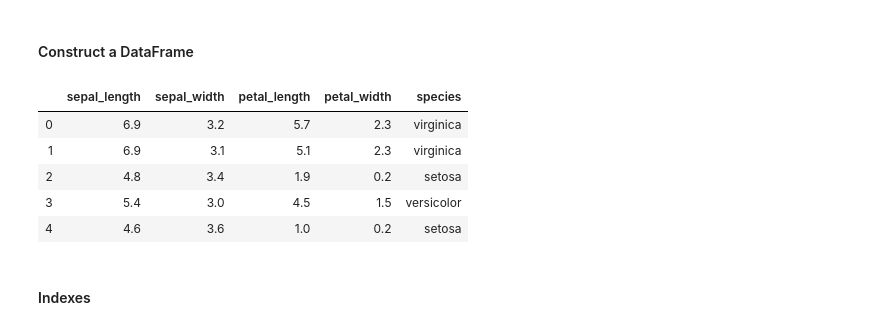
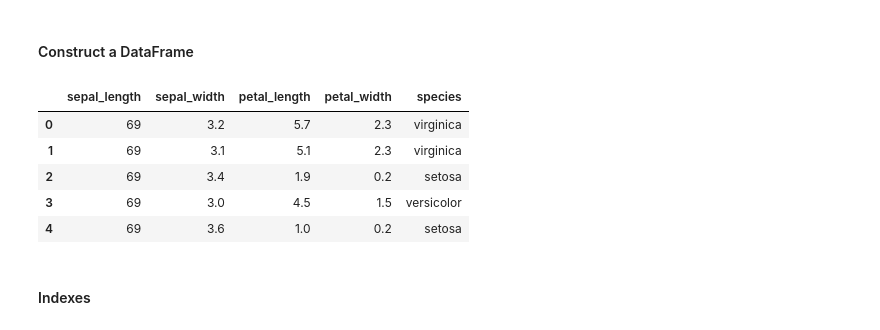
Before and after one commit to pokewizardSAM/phyton-programming, a Jupyter notebook: summer project/Flet/API_RESOURCES/API_tutorial.ipynb, the cells around one changed output. Cells and saved outputs as stored; diff of their text form; code cells hidden in the pictures.

```diff
--- a/summer project/Flet/API_RESOURCES/API_tutorial.ipynb
+++ b/summer project/Flet/API_RESOURCES/API_tutorial.ipynb
@@ -134,25 +126,25 @@ The main data-structure in pandas is the dataframe, it stores rows of observatio
 # %%
 import pandas as pd  # Import the package
 
 # Some input data - a small sample of the iris dataset
 data = {
-    'sepal_length': [6.9, 6.9, 4.8, 5.4, 4.6],
+    'sepal_length': [69, 69, 69, 69, 69],
     'sepal_width': [3.2, 3.1, 3.4, 3.0, 3.6],
     'petal_length': [5.7, 5.1, 1.9, 4.5, 1.0],
     'petal_width': [2.3, 2.3, 0.2, 1.5, 0.2],
     'species': ['virginica', 'virginica', 'setosa', 'versicolor', 'setosa']
 }
 
 df = pd.DataFrame(data)
 
 df # Typing a variable at the end of a cell will print it out
 # %% [output]
 |  | sepal_length | sepal_width | petal_length | petal_width | species |
-| 0 | 6.9 | 3.2 | 5.7 | 2.3 | virginica |
-| 1 | 6.9 | 3.1 | 5.1 | 2.3 | virginica |
-| 2 | 4.8 | 3.4 | 1.9 | 0.2 | setosa |
-| 3 | 5.4 | 3.0 | 4.5 | 1.5 | versicolor |
-| 4 | 4.6 | 3.6 | 1.0 | 0.2 | setosa |
+| 0 | 69 | 3.2 | 5.7 | 2.3 | virginica |
+| 1 | 69 | 3.1 | 5.1 | 2.3 | virginica |
+| 2 | 69 | 3.4 | 1.9 | 0.2 | setosa |
+| 3 | 69 | 3.0 | 4.5 | 1.5 | versicolor |
+| 4 | 69 | 3.6 | 1.0 | 0.2 | setosa |
 # %% [markdown]
 #### Indexes
 # %%
```
Also changed, not shown: parts of 10 cells of this notebook.
